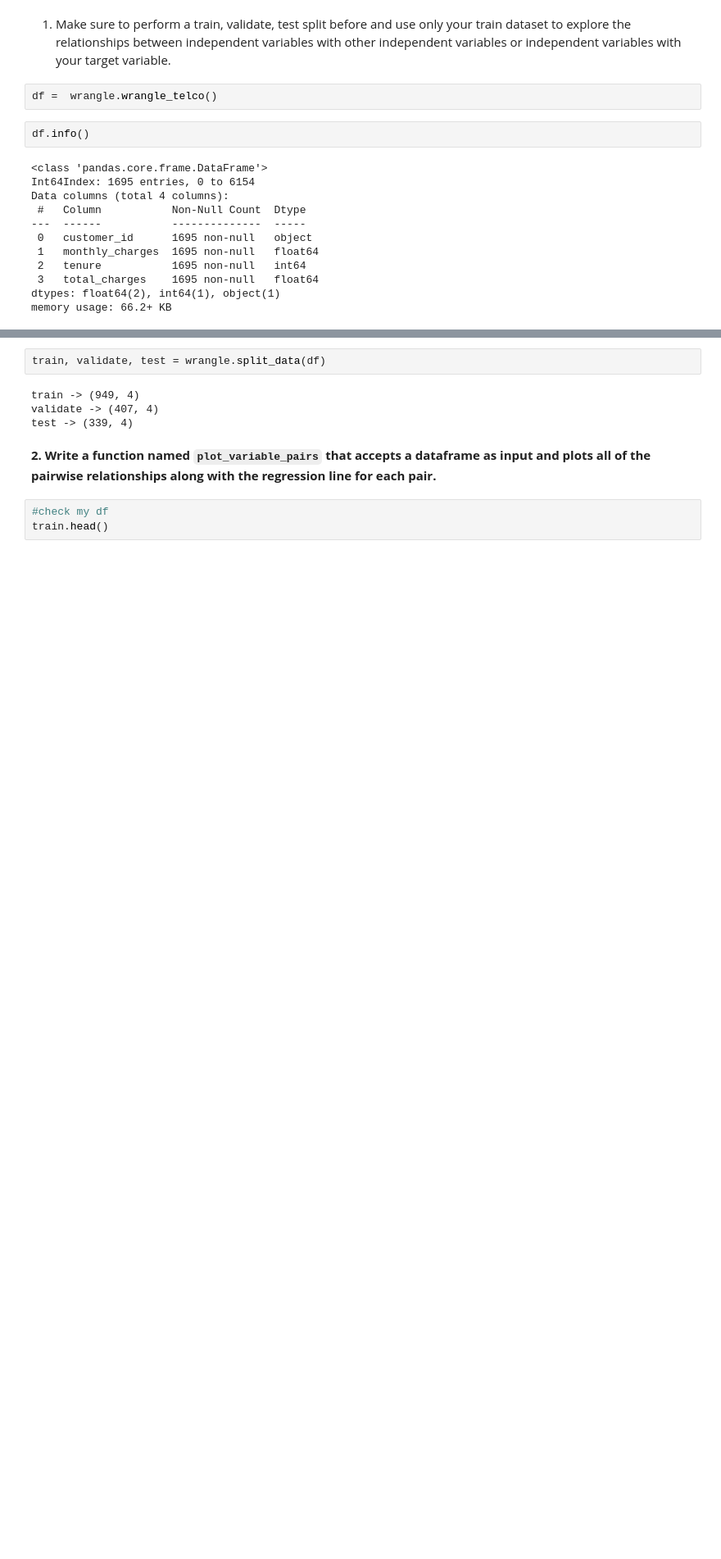
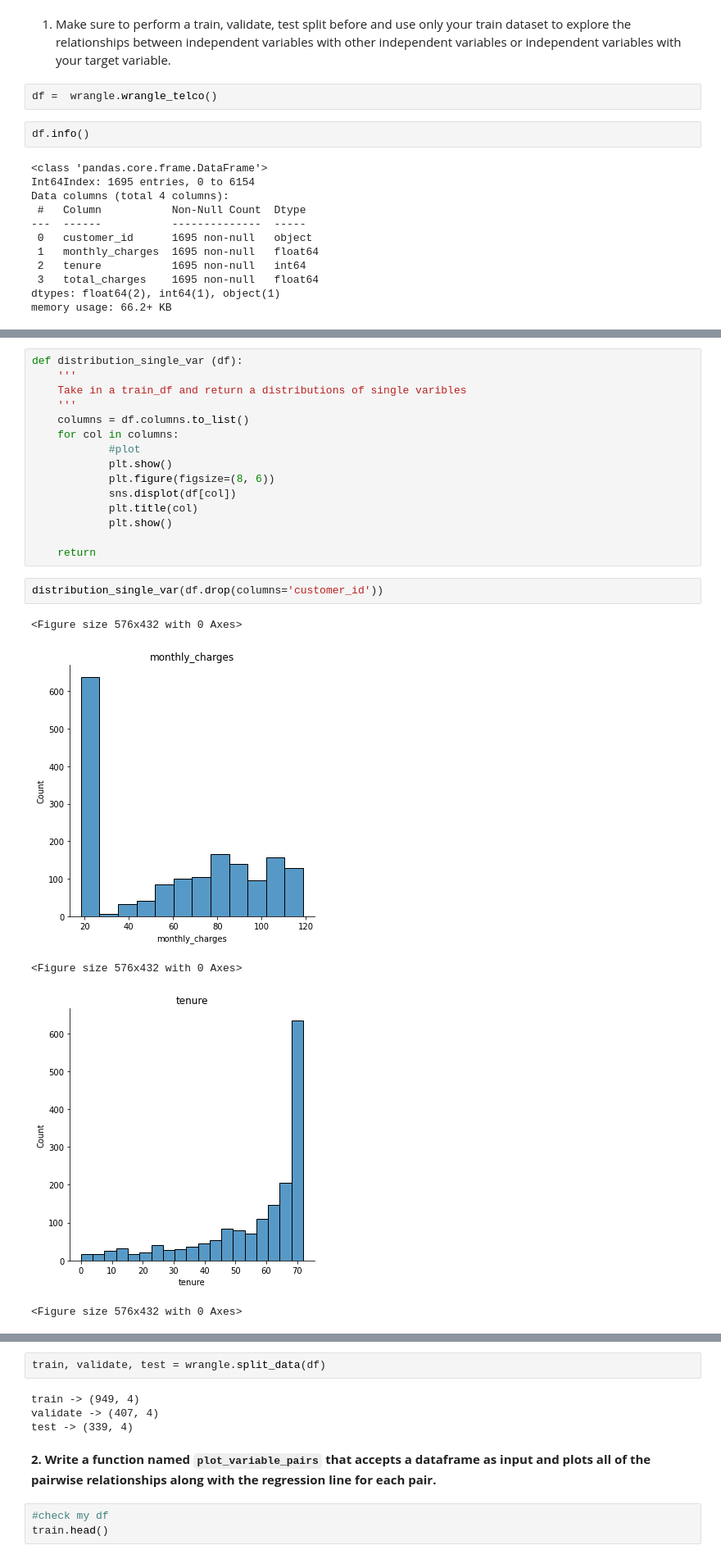
Before and after one commit to cindyvillanuevads/regression-exercises, a Jupyter notebook: explore.ipynb, the cells around one changed output, grey strips where cells are left out. Shown at 82% size. Cells and saved outputs as stored; diff of their text form; blank space fills up the shorter version.

```diff
--- a/explore.ipynb
+++ b/explore.ipynb
@@ -43,0 +46,23 @@ memory usage: 66.2+ KB
+# %%
+def distribution_single_var (df):
+    '''
+    Take in a train_df and return a distributions of single varibles
+    '''
+    columns = df.columns.to_list()
+    for col in columns:
+            #plot
+            plt.show()
+            plt.figure(figsize=(8, 6))
+            sns.displot(df[col])
+            plt.title(col)
+            plt.show()
+
+    return
+# %%
+distribution_single_var(df.drop(columns='customer_id'))
+# %% [output]
+<Figure size 576x432 with 0 Axes>
+[figure, added]
+<Figure size 576x432 with 0 Axes>
+[figure, added]
+<Figure size 576x432 with 0 Axes>
```
Also changed, not shown: parts of 20 cells of this notebook.
